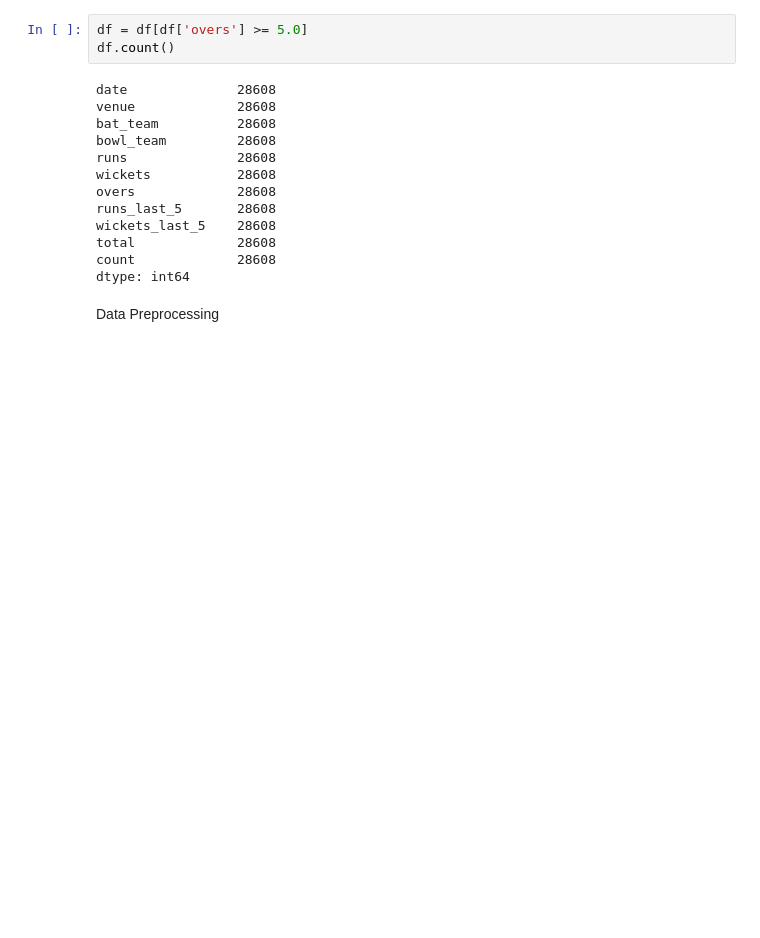
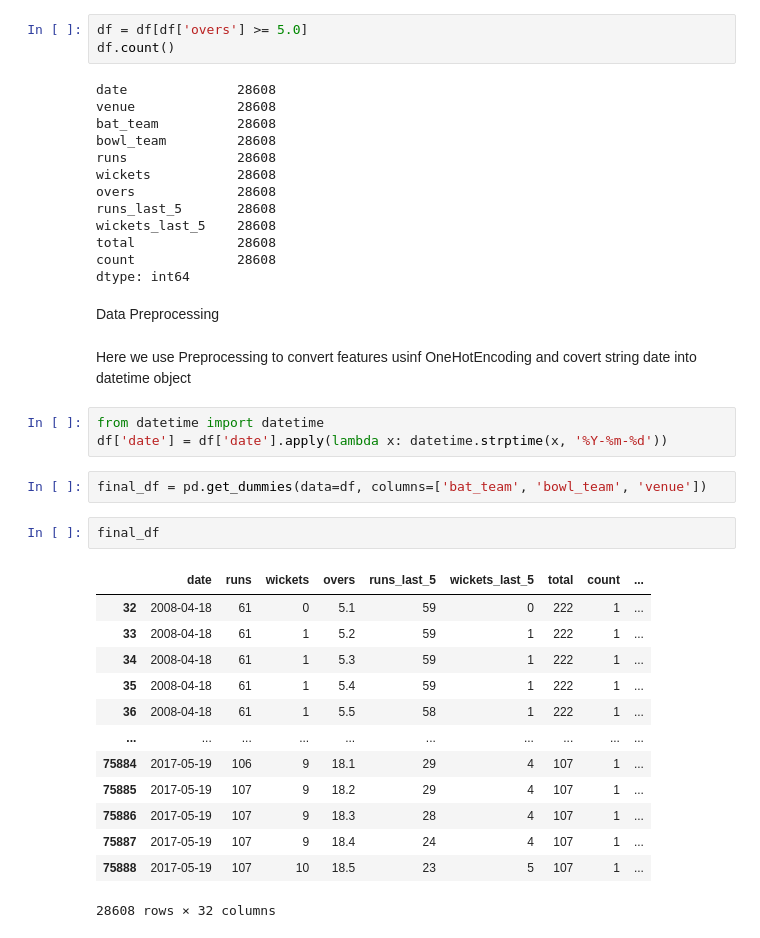
Before and after one commit to ANUPAMA0221/ML_Project, a Jupyter notebook: IPL.ipynb, the cells around one changed output. Drawn from its saved outputs; the diff is of its cells as text; blank space fills up the shorter version.

Commit message:
Completed Data Preprocessing

```diff
--- a/IPL.ipynb
+++ b/IPL.ipynb
@@ -160,3 +160,26 @@ count             28608
 dtype: int64
 # %% [markdown]
 Data Preprocessing
+# %% [markdown]
+Here we use Preprocessing to convert features usinf OneHotEncoding and covert string date into datetime object
+# %%
+from datetime import datetime
+df['date'] = df['date'].apply(lambda x: datetime.strptime(x, '%Y-%m-%d'))
+# %%
+final_df = pd.get_dummies(data=df, columns=['bat_team', 'bowl_team', 'venue'])
+# %%
+final_df
+# %% [output]
+|  | date | runs | wickets | overs | runs_last_5 | wickets_last_5 | total | count | ... |
+| 32 | 2008-04-18 | 61 | 0 | 5.1 | 59 | 0 | 222 | 1 | ... |
+| 33 | 2008-04-18 | 61 | 1 | 5.2 | 59 | 1 | 222 | 1 | ... |
+| 34 | 2008-04-18 | 61 | 1 | 5.3 | 59 | 1 | 222 | 1 | ... |
+| 35 | 2008-04-18 | 61 | 1 | 5.4 | 59 | 1 | 222 | 1 | ... |
+| 36 | 2008-04-18 | 61 | 1 | 5.5 | 58 | 1 | 222 | 1 | ... |
+| ... | ... | ... | ... | ... | ... | ... | ... | ... | ... |
+| 75884 | 2017-05-19 | 106 | 9 | 18.1 | 29 | 4 | 107 | 1 | ... |
+| 75885 | 2017-05-19 | 107 | 9 | 18.2 | 29 | 4 | 107 | 1 | ... |
+| 75886 | 2017-05-19 | 107 | 9 | 18.3 | 28 | 4 | 107 | 1 | ... |
+| 75887 | 2017-05-19 | 107 | 9 | 18.4 | 24 | 4 | 107 | 1 | ... |
+| 75888 | 2017-05-19 | 107 | 10 | 18.5 | 23 | 5 | 107 | 1 | ... |
+28608 rows × 32 columns
```
Also changed, not shown: parts of 2 cells of this notebook.
